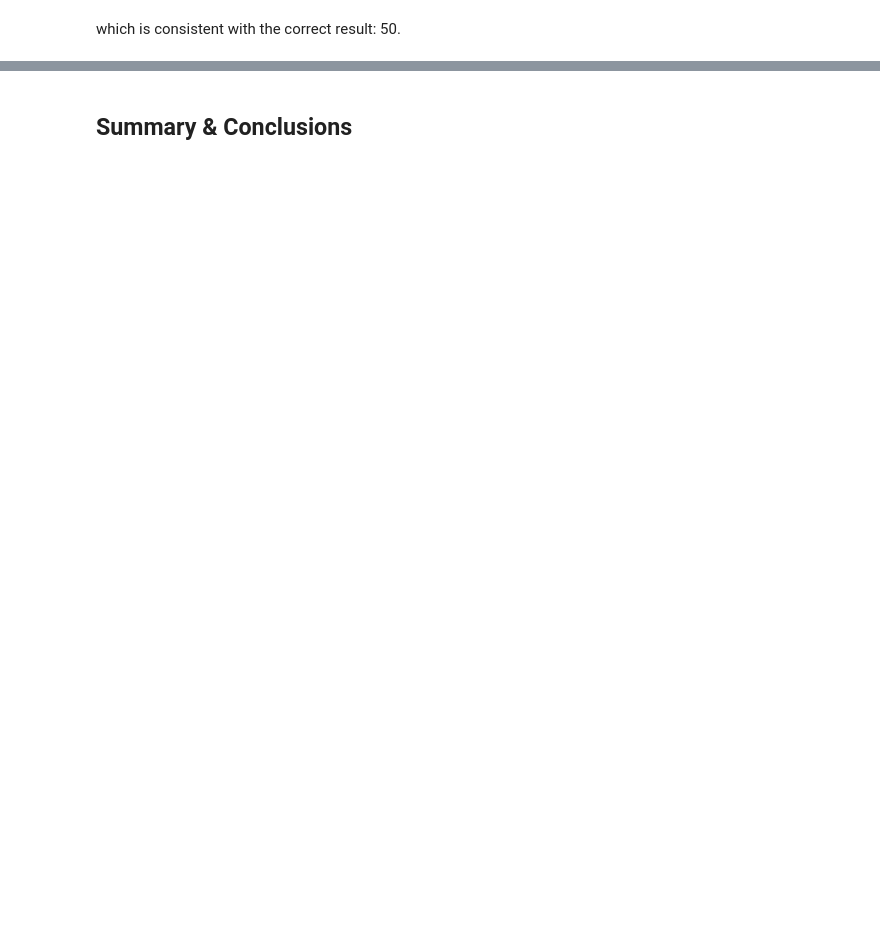
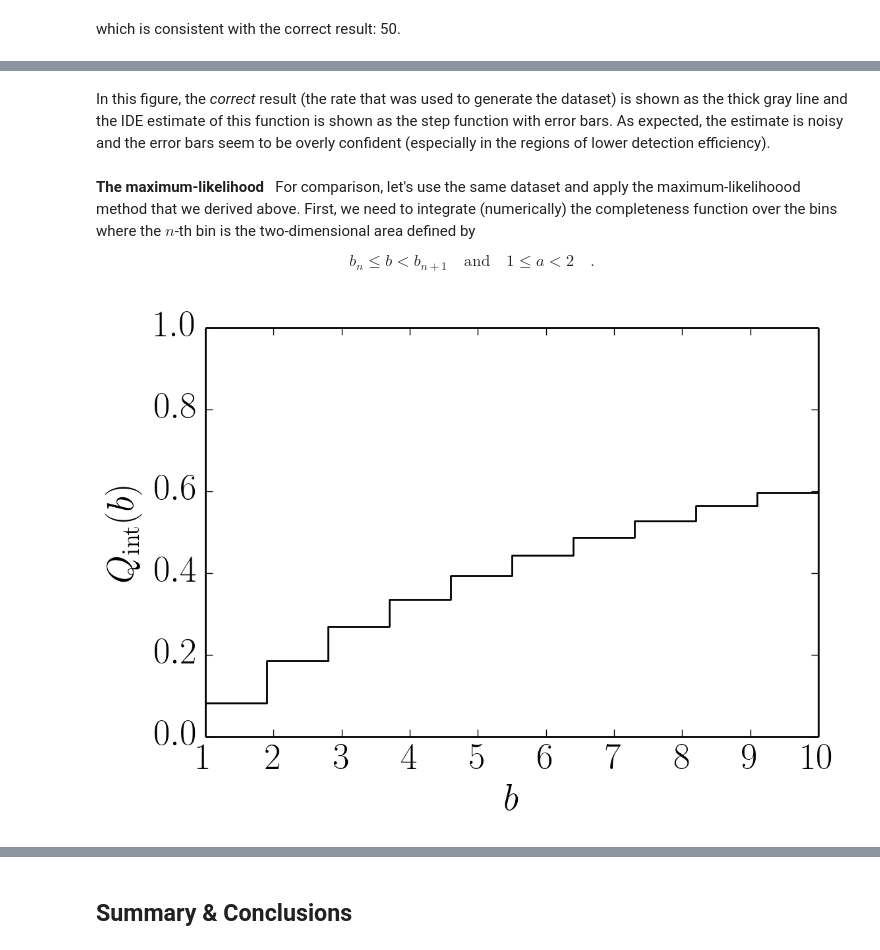
Before and after one commit to dfm/dfm.github.com, a Jupyter notebook: downloads/notebooks/histogram1.ipynb, the cells around one changed output, grey strips where cells are left out. Drawn from its saved outputs; the diff is of its cells as text; code cells hidden in the pictures; blank space fills up the shorter version.

```diff
--- a/downloads/notebooks/histogram1.ipynb
+++ b/downloads/notebooks/histogram1.ipynb
@@ -173,0 +278,25 @@ which is consistent with the correct result: 50.
+# %% [markdown]
+In this figure, the *correct* result (the rate that was used to generate the dataset) is shown as the thick gray line and the IDE estimate of this function is shown as the step function with error bars.
+As expected, the estimate is noisy and the error bars seem to be overly confident (especially in the regions of lower detection efficiency).
+# %% [markdown]
+**The maximum-likelihood** &nbsp;
+For comparison, let's use the same dataset and apply the maximum-likelihoood method that we derived above.
+First, we need to integrate (numerically) the completeness function over the bins where the $n$-th bin is the two-dimensional area defined by
+
+$$b_n \le b < b_{n+1} \quad \mathrm{and} \quad 1 \le a < 2 \quad.$$
+# %%
+# Loop over the bins and numerically integrate Q(a, b) over a.
+N = 50000
+bq = np.empty(len(bin_edges) - 1)
+a0 = np.random.uniform(amn, amx, N)
+for i in range(len(bq)):
+    b0 = np.random.uniform(bin_edges[i], bin_edges[i + 1], N)
+    bq[i] = np.mean(detection_efficiency(a0, b0))
+
+# Plot the integrated completeness function.
+plot_histogram(bin_edges, bq, color="k")
+pl.xlabel(r"$b$")
+pl.ylabel(r"$Q_\mathrm{int}(b)$")
+pl.ylim(0, 1);
+# %% [output]
+[figure, added]
```
Also changed, not shown: parts of 24 cells of this notebook, 2 other files.
